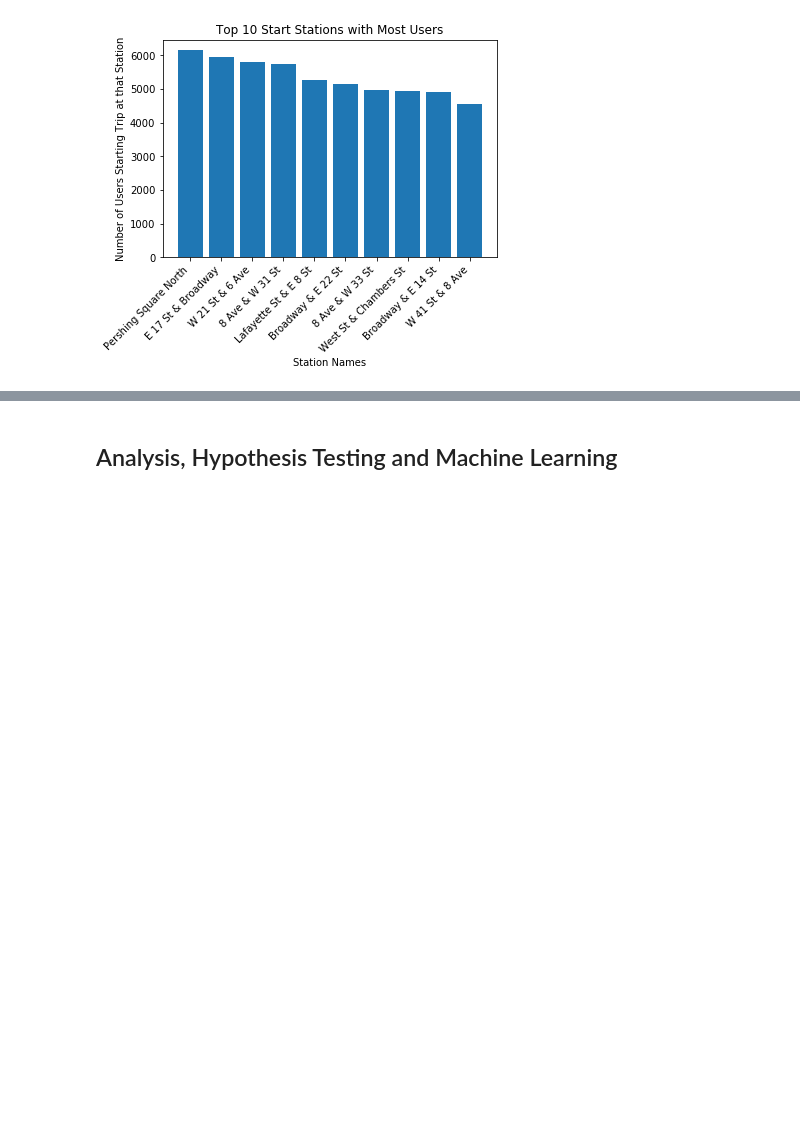
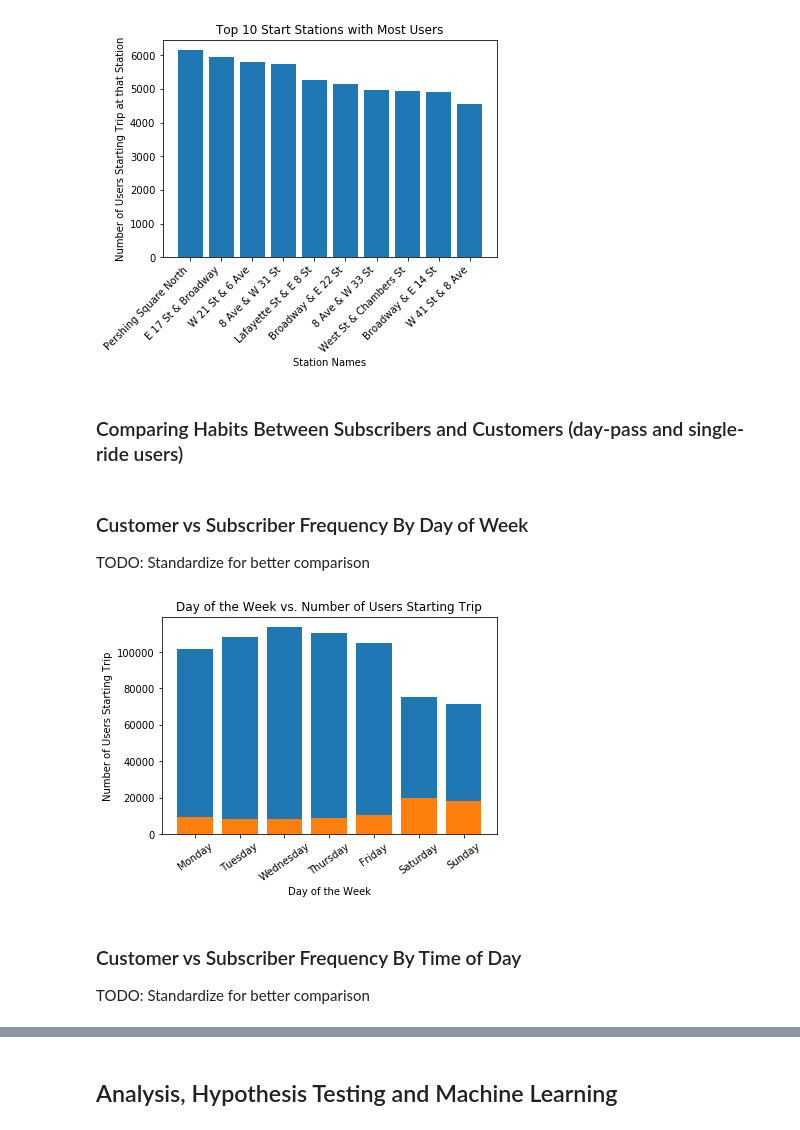
Before and after one commit to arunsrinivas20/arunsrinivas20.github.io, a Jupyter notebook: Andrew_Arun_Matt_CMSC320_Final.ipynb, the cells around one changed output, grey strips where cells are left out. Drawn from its saved outputs; the diff is of its cells as text; code cells hidden in the pictures; blank space fills up the shorter version.

```diff
--- a/Andrew_Arun_Matt_CMSC320_Final.ipynb
+++ b/Andrew_Arun_Matt_CMSC320_Final.ipynb
@@ -296,3 +328,5 @@ plt.title('Top 10 Start Stations with Most Users')
 plt.show()
 # %% [output]
 [figure]
+# %% [markdown]
+### Comparing Habits Between Subscribers and Customers (day-pass and single-ride users)
@@ -298,0 +336,38 @@ plt.show()
+# %% [markdown]
+### Customer vs Subscriber Frequency By Day of Week
+
+TODO: Standardize for better comparison
+# %%
+# compare day of week,
+week_day_sub= {}
+week_day_cust= {}
+
+# Fill time_of_day hash table with 0 occurrences of users for each hour
+for i in range(0, 7):
+    week_day_sub[i] = 0
+    week_day_cust[i] = 0
+
+# Loop through dataframe and increase counts of users by one
+# for that hour if the user started the trip at that hour
+for index, row in bikes_df.iterrows():
+    datetime_obj = row['starttime']
+    if row['usertype'] == 'Customer':
+        week_day_cust[datetime_obj.weekday()] += 1
+    elif row['usertype'] == 'Subscriber':
+        week_day_sub[datetime_obj.weekday()] += 1
+# %%
+plt.bar( week_day_sub.keys(), week_day_sub.values())
+plt.bar( week_day_cust.keys(), week_day_cust.values())
+
+days = ['Monday','Tuesday','Wednesday','Thursday', 'Friday', 'Saturday', 'Sunday']
+plt.xlabel('Day of the Week')
+plt.xticks(list(week_day_cust.keys()), days, rotation=35)
+plt.ylabel('Number of Users Starting Trip')
+plt.title('Day of the Week vs. Number of Users Starting Trip')
+plt.show()
+# %% [output]
+[figure, added]
+# %% [markdown]
+### Customer vs Subscriber Frequency By Time of Day
+
+TODO: Standardize for better comparison
```
Also changed, not shown: parts of 10 cells of this notebook.
